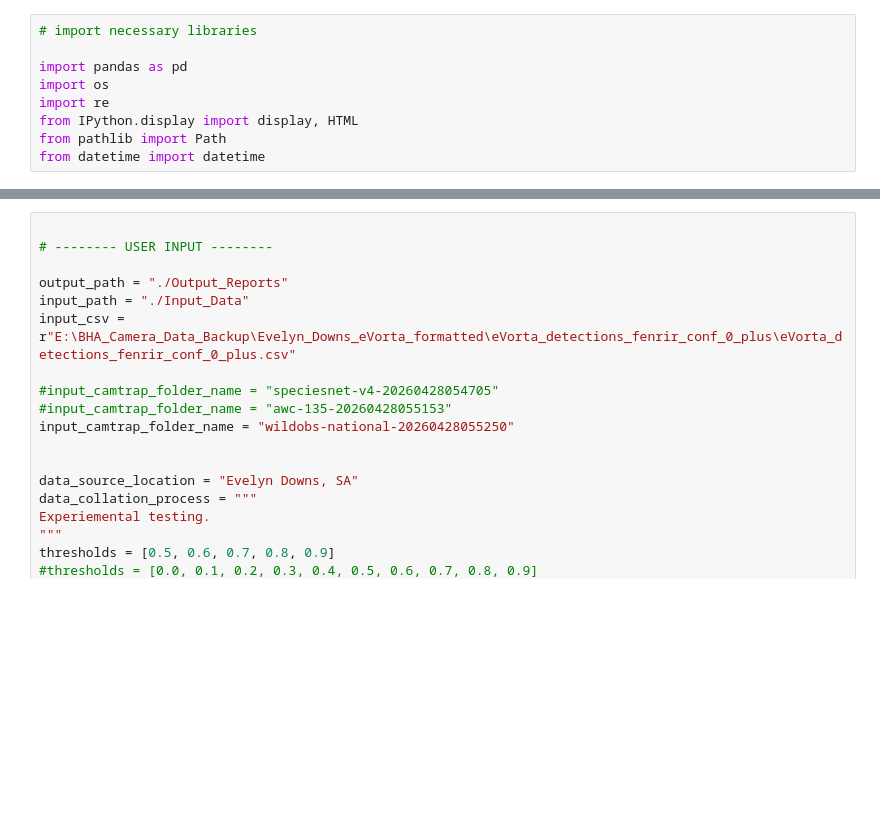
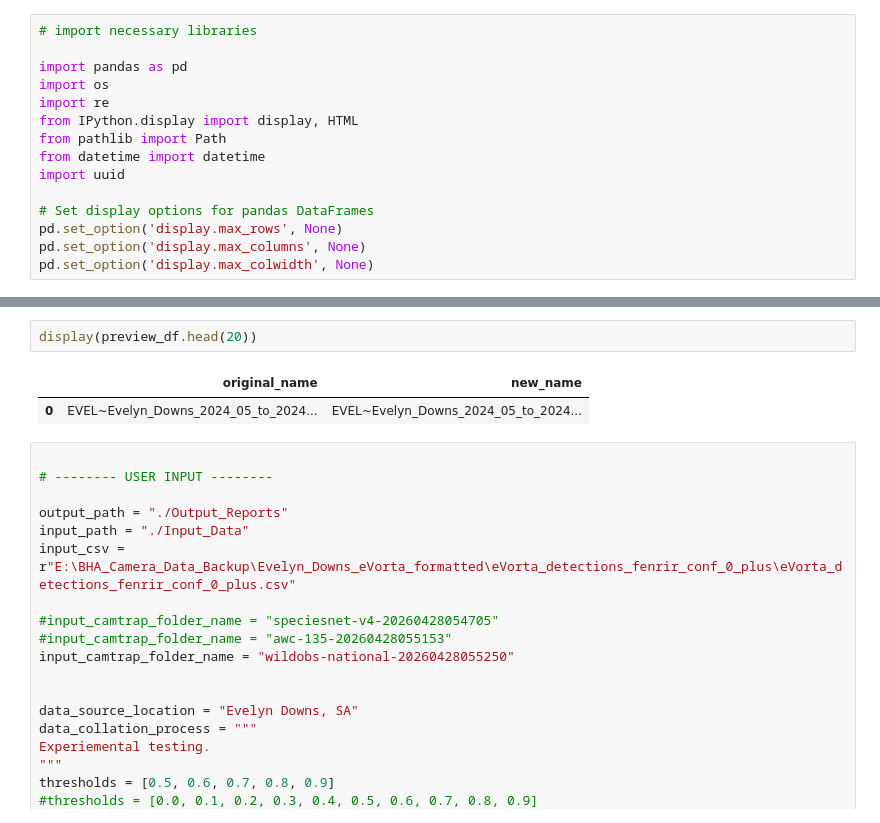
Before and after one commit to WildObs/model-benchmark-testing-workflow, a Jupyter notebook: eVorta-CV-model-benchmark-testing-workflow.ipynb, the cells around one changed output, grey strips where cells are left out. Saved outputs shown, nothing was run; the diff lists cells and outputs as text; blank space fills up the shorter version.

```diff
--- a/eVorta-CV-model-benchmark-testing-workflow.ipynb
+++ b/eVorta-CV-model-benchmark-testing-workflow.ipynb
@@ -47,4 +36,10 @@ import re
 from IPython.display import display, HTML
 from pathlib import Path
 from datetime import datetime
+import uuid
+
+# Set display options for pandas DataFrames
+pd.set_option('display.max_rows', None)
+pd.set_option('display.max_columns', None)
+pd.set_option('display.max_colwidth', None)
 # %%
@@ -53,3 +146,8 @@ from datetime import datetime
+# %%
+display(preview_df.head(20))
+# %% [output]
+|  | original_name | new_name |
+| 0 | EVEL~Evelyn_Downs_2024_05_to_2024... | EVEL~Evelyn_Downs_2024_05_to_2024... |
 # %%
 
 # -------- USER INPUT --------
```
Also changed, not shown: parts of 2 cells of this notebook, 2 other files.
